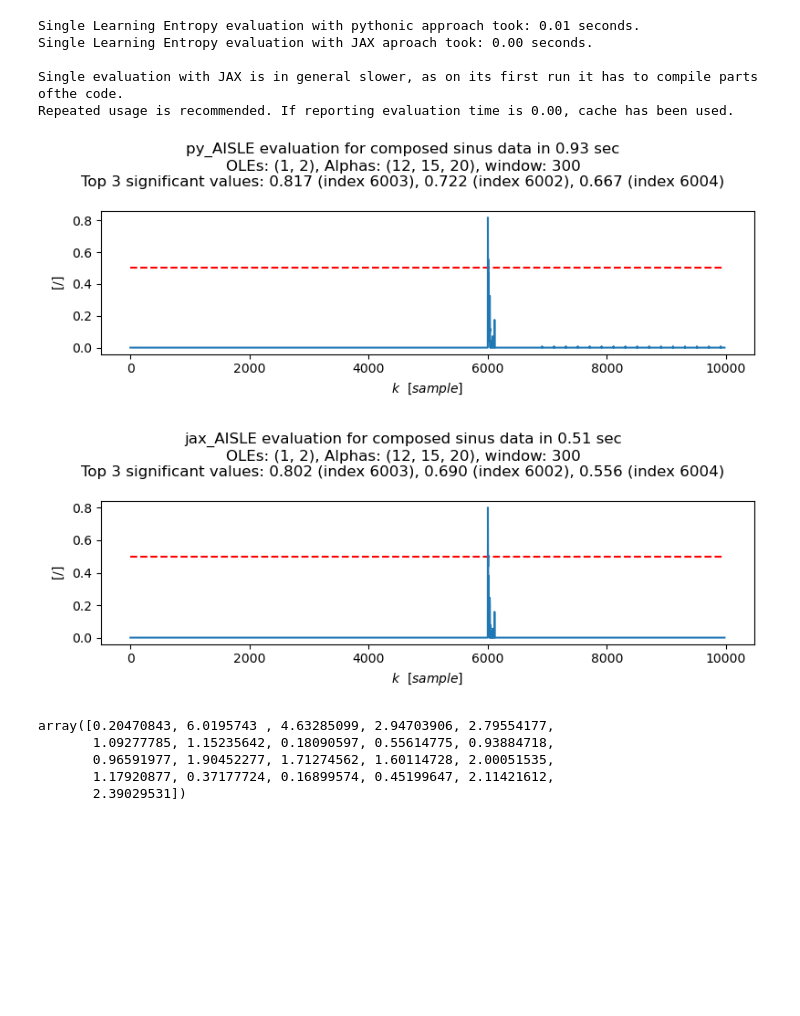
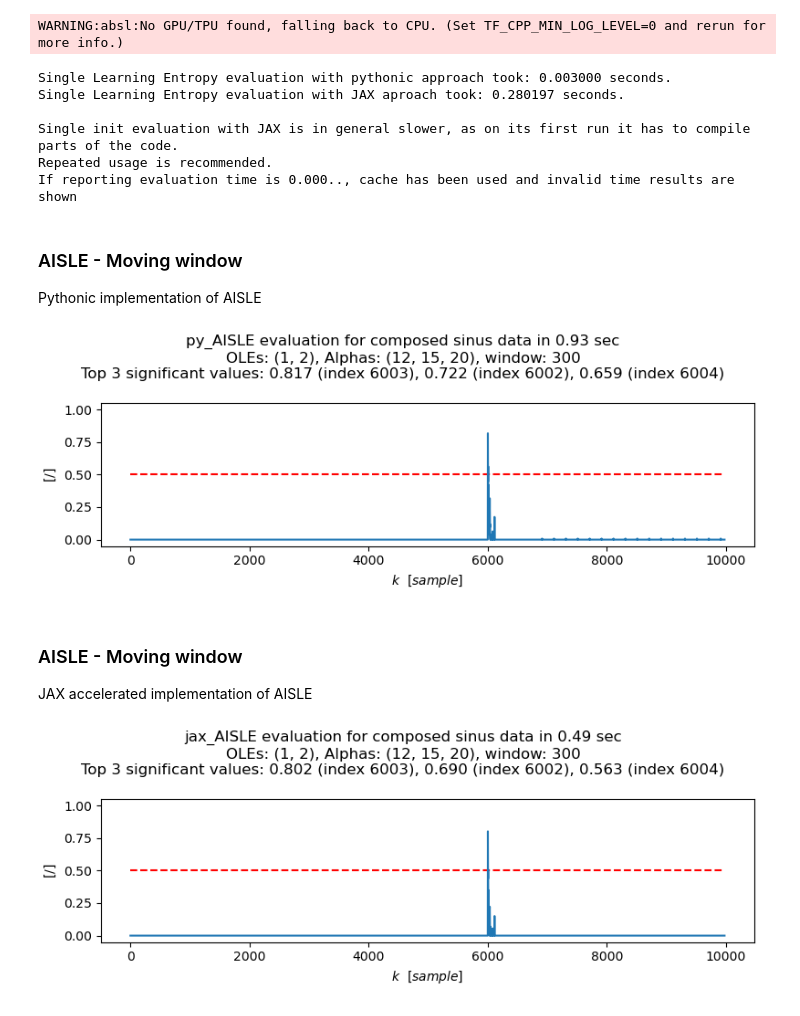
Before and after one commit to carnosi/AISLEX, a Jupyter notebook: examples/Example_0_artificial_data_linear_neuron.ipynb, the cells around one changed output. Cells and saved outputs as stored; diff of their text form; code cells hidden in the pictures; blank space fills up the shorter version.

```diff
--- a/examples/Example_0_artificial_data_linear_neuron.ipynb
+++ b/examples/Example_0_artificial_data_linear_neuron.ipynb
@@ -24,7 +25,7 @@ from src.aisle_jax import aisle_window as jax_aisle_window
 
 %matplotlib widget
 # %%
-# Constants
+# SetupConstants
 frequencies = [5, 10, 15]  # Frequencies in Hz for each signal
 amplitudes = [1, 2, 3]  # Amplitudes for each signal
 phases = [0, 1.275, 6.89]  # Phases in radians for each signal
@@ -33,7 +34,7 @@ noise_level = 0.0  # Noise level
 
 # Anomaly parameters
 anomaly_type = {"frequency":50, "amplitude":0.5}  # Options: 'amplitude', 'frequency', 'phase'
-corrupted_signal_index = 0  # Index for which signal to corrupt: 0 for signal1, 1 for signal2, 2 for signal3
+anomaly_index = 0  # Index for which signal to corrupt: 0 for signal1, 1 for signal2, 2 for signal3
 
 # Time domain
 t = np.arange(0, 10, 0.001)
@@ -44,14 +45,14 @@ signals = [amplitudes[i] * np.sin(2 * np.pi * frequencies[i] * t + phases[i]) fo
 # Introduce anomaly in the chosen signal from Nth position
 anomaly_type_keys = list(anomaly_type.keys())
 if "amplitude" in anomaly_type_keys:
-    signals[corrupted_signal_index][anomaly_start:] = anomaly_type["amplitude"] * \
-        np.sin(2 * np.pi * frequencies[corrupted_signal_index] * t[anomaly_start:] + phases[corrupted_signal_index])
+    signals[anomaly_index][anomaly_start:] = anomaly_type["amplitude"] * \
+        np.sin(2 * np.pi * frequencies[anomaly_index] * t[anomaly_start:] + phases[anomaly_index])
 if "frequency" in anomaly_type_keys:
-    signals[corrupted_signal_index][anomaly_start:] = amplitudes[corrupted_signal_index] * \
-        np.sin(2 * np.pi * anomaly_type["frequency"] * t[anomaly_start:] + phases[corrupted_signal_index])
+    signals[anomaly_index][anomaly_start:] = amplitudes[anomaly_index] * \
+        np.sin(2 * np.pi * anomaly_type["frequency"] * t[anomaly_start:] + phases[anomaly_index])
 if "phase" in anomaly_type_keys:
-    signals[corrupted_signal_index][anomaly_start:] = amplitudes[corrupted_signal_index] * \
-        np.sin(2 * np.pi * frequencies[corrupted_signal_index] * t[anomaly_start:] + anomaly_type["phase"])
+    signals[anomaly_index][anomaly_start:] = amplitudes[anomaly_index] * \
+        np.sin(2 * np.pi * frequencies[anomaly_index] * t[anomaly_start:] + anomaly_type["phase"])
 
 # Combine signals
 combined_signal = np.sum(signals, axis=0)
@@ -65,6 +66,6 @@ plt.figure(figsize=(10, 6))
 plt.plot(t, data, label="Signal")
 plt.xlabel("Time (s)")
 plt.ylabel("Amplitude")
-plt.title(f"Noisy Signal with Anomaly starting at t={t[anomaly_start]}. Total Sample count:{len(t)}.")
+plt.title(f"Signal with Anomaly starting at t={t[anomaly_start]}. Total Sample count:{len(t)}.")
 plt.show()
 # %% [output]
@@ -96,12 +97,12 @@ N = X.shape[0]  # Number of samples
 print(f"The total amount of samples: {N}.")
 nx = X.shape[1]  # Input features count
 nw = nx  # For LNU, the number of weights is the same as the number of input features
-w = np.random.randn(nw) / nw  # Initialize weights
+w = np.random.randn(nw) / nw  # Initialize small weights
 
 # Holders for adaptation values
 e = np.zeros(N)
 yn = np.zeros(N)
-Wall = np.zeros((N, nw))
+wall = np.zeros((N, nw))
 
 # Training Linear Neural Unit
 for epoch in range(epochs):
@@ -124,7 +125,7 @@ for epoch in range(epochs):
         # dw = 0.2 * mu / (sum(x * x)) * e[k] * dyndw + 0.8 * dw
 
         w = w + dw  # Update weights
-        Wall[k, :] = w  # Store weights for analysis
+        wall[k, :] = w  # Store weights for analysis
 
     # Optional: Print epoch error or other metrics
     epoch_error = np.mean(e ** 2)
@@ -187,29 +201,35 @@ alphas = (10, 15)
 
 # Python single Learning Entropy evaluation
 py_aisle_time = time.time()
-py_aisle_value = py_aisle(Wall, alphas=alphas, oles=oles)
+py_aisle_value = py_aisle(wall, alphas=alphas, oles=oles)
 py_aisle_time = time.time() - py_aisle_time
 
 # JAX accelerated single Learning Entropy evaluation
 jax_aisle_time = time.time()
-jax_aisle_value = jax_aisle(Wall, alphas=alphas, oles=oles)
+jax_aisle_value = jax_aisle(wall, alphas=alphas, oles=oles)
 jax_aisle_time = time.time() - jax_aisle_time
 
-msg = (f"Single Learning Entropy evaluation with pythonic approach took: {py_aisle_time:.2f} seconds.\n",
-       f"Single Learning Entropy evaluation with JAX aproach took: {jax_aisle_time:.2f} seconds.\n\n",
-       "Single evaluation with JAX is in general slower, as on its first run it has to compile parts of",
-       "the code.\nRepeated usage is recommended. If reporting evaluation time is 0.00, cache has been used."
+msg = (f"Single Learning Entropy evaluation with pythonic approach took: {py_aisle_time:.6f} seconds.\n",
+       f"Single Learning Entropy evaluation with JAX aproach took: {jax_aisle_time:.6f} seconds.\n\n",
+       "Single init evaluation with JAX is in general slower, as on its first run it has to compile parts of",
+       " the code.\nRepeated usage is recommended.\n",
+       "If reporting evaluation time is 0.000.., cache has been used and invalid time results are shown"
 )
 msg = "".join(text for text in msg)
 print(msg)
 # %% [output]
-Single Learning Entropy evaluation with pythonic approach took: 0.01 seconds.
-Single Learning Entropy evaluation with JAX aproach took: 0.00 seconds.
-
-Single evaluation with JAX is in general slower, as on its first run it has to compile parts ofthe code.
-Repeated usage is recommended. If reporting evaluation time is 0.00, cache has been used.
+WARNING:absl:No GPU/TPU found, falling back to CPU. (Set TF_CPP_MIN_LOG_LEVEL=0 and rerun for more info.)
+Single Learning Entropy evaluation with pythonic approach took: 0.003000 seconds.
+Single Learning Entropy evaluation with JAX aproach took: 0.280197 seconds.
+
+Single init evaluation with JAX is in general slower, as on its first run it has to compile parts of the code.
+Repeated usage is recommended.
+If reporting evaluation time is 0.000.., cache has been used and invalid time results are shown
+# %% [markdown]
+### AISLE - Moving window
+Pythonic implementation of AISLE
 # %%
-# Aisle setup
+# AISLE setup
 oles = (1, 2)  # Derivations of weights
 alphas = (12, 15, 20)  # Sensitivity of evaluation
 window = 300  # Window evaluated for each AISLE values
@@ -218,37 +238,42 @@ threshold = 0.5
 # Sum, normalize and shift AISLE to correspond to original data
 aisle_values = np.zeros(X.shape[0])
 py_aisle_time = time.time()
-aisle_values[nx:] = np.sum(py_aisle_window(window, Wall, alphas, oles)[:-nx], axis=1) / len(oles)  # Pythonic
+aisle_values[nx:] = np.sum(py_aisle_window(window, wall, alphas, oles)[:-nx], axis=1) / len(oles)  # Pythonic
 py_aisle_time = time.time() - py_aisle_time
 
 # Identify indices where aisle_values are above given threshold
 indices = np.where(aisle_values > threshold)[0]
 indices_values = aisle_values[indices]
 
 # Sort these values and select top 3 significant values and their indices
 sorted_indices = np.argsort(indices_values)[-3:][::-1]  # Indices of top 3 values in descending order
 top_3_indices = indices[sorted_indices]
 top_3_values = indices_values[sorted_indices]
 
-# 3. Construct the plot title with the top three significant values
+# Construct the plot title with the top three significant values
 top_values_str = ", ".join([f"{aisle_values[idx]:.3f} (index {idx})" for idx in top_3_indices])
 plot_title = (
     f"py_AISLE evaluation for composed sinus data in {py_aisle_time:.2f} sec\n",
     f"OLEs: {oles}, Alphas: {alphas}, window: {window}\n",
     f"Top 3 significant values: {top_values_str}",
 )
 plot_title = "".join(text for text in plot_title)
+
 # Plotting
 fig = plt.figure(figsize=(8, 3))
 fig.suptitle(plot_title)
 plt.hlines([0.5], 0, aisle_values.shape[0], colors="red", linestyles="dashed")
 plt.plot(aisle_values, label="AISLE")
 plt.ylabel(r"$[/]$")
 plt.xlabel(r"$k~~[sample]$")
+plt.ylim((-0.05, 1.05))
 plt.tight_layout()
 plt.show()
 # %% [output]
-[figure, old version]
+[figure, new version]
+# %% [markdown]
+### AISLE - Moving window
+JAX accelerated implementation of AISLE
 # %%
 # Aisle setup
 oles = (1, 2)  # Derivations of weights
@@ -259,7 +284,7 @@ threshold = 0.5
 # Sum, normalize and shift AISLE to correspond to original data
 aisle_values = np.zeros(X.shape[0])
 jax_aisle_time = time.time()
-aisle_values[nx:] = np.sum(jax_aisle_window(window, Wall, alphas, oles)[:-nx], axis=1) / len(oles)  # Pythonic
+aisle_values[nx:] = np.sum(jax_aisle_window(window, wall, alphas, oles)[:-nx], axis=1) / len(oles)  # Pythonic
 jax_aisle_time = time.time() - jax_aisle_time
 
 # Identify indices where aisle_values are above given threshold
@@ -286,7 +311,8 @@ plt.hlines([0.5], 0, aisle_values.shape[0], colors="red", linestyles="dashed")
 plt.plot(aisle_values, label="AISLE")
 plt.ylabel(r"$[/]$")
 plt.xlabel(r"$k~~[sample]$")
+plt.ylim((-0.05, 1.05))
 plt.tight_layout()
 plt.show()
 # %% [output]
-[figure, old version]
+[figure, new version]
@@ -295,8 +318,0 @@ meanabsdw = np.mean(abs(Wall[0 : Wall.shape[0] - 1, :]), 0)
-# %%
-meanabsdw*12
-# %% [output]
-array([0.20470843, 6.0195743 , 4.63285099, 2.94703906, 2.79554177,
-       1.09277785, 1.15235642, 0.18090597, 0.55614775, 0.93884718,
-       0.96591977, 1.90452277, 1.71274562, 1.60114728, 2.00051535,
-       1.17920877, 0.37177724, 0.16899574, 0.45199647, 2.11421612,
-       2.39029531])
```
Also changed, not shown: parts of 11 cells of this notebook.
